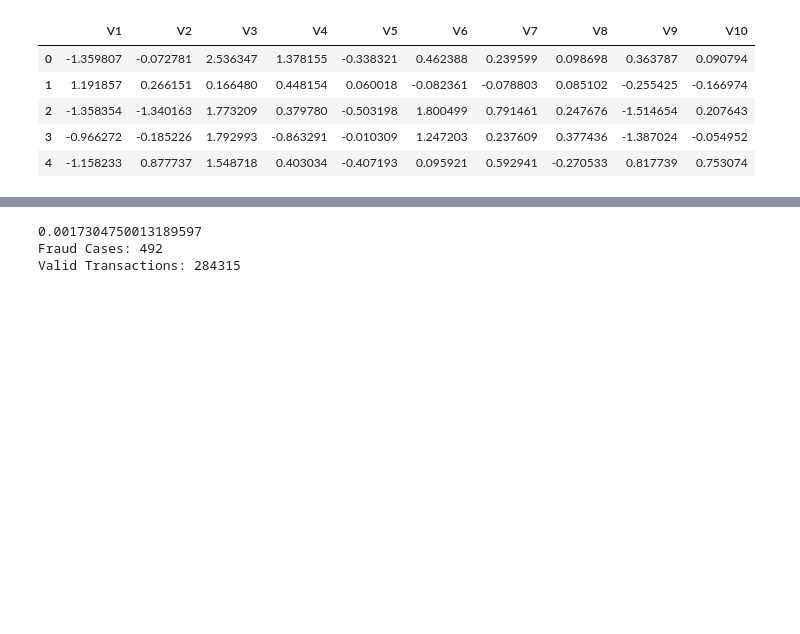
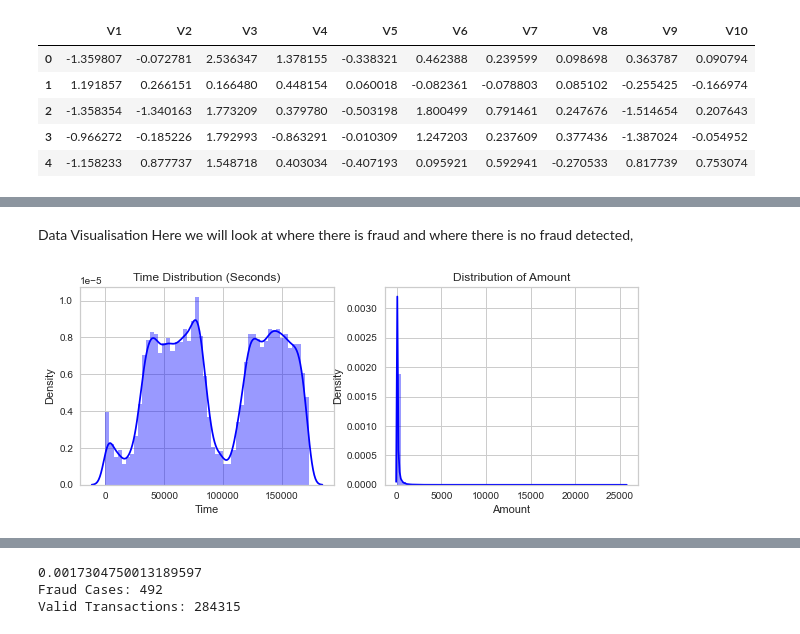
Before and after one commit to Maria1709/Creditcard-fraud2, a Jupyter notebook: Untitled.ipynb, the cells around one changed output, grey strips where cells are left out. Cells and saved outputs as stored; diff of their text form; code cells hidden in the pictures; blank space fills up the shorter version.

```diff
--- a/Untitled.ipynb
+++ b/Untitled.ipynb
@@ -115,0 +178,18 @@ data[cols].head()
+# %% [markdown]
+Data Visualisation
+Here we will look at where there is fraud and where there is no fraud detected,
+# %%
+# plot the time feature
+plt.figure(figsize=(10,8))
+
+plt.subplot(2, 2, 1)
+plt.title('Time Distribution (Seconds)')
+
+sns.distplot(data['Time'], color='blue');
+
+#here we have a plot showing the amount and how its distributed and times accessed
+plt.subplot(2, 2, 2)
+plt.title('Distribution of Amount')
+sns.distplot(data['Amount'],color='blue');
+# %% [output]
+[figure, added]
```
Also changed, not shown: parts of 33 cells of this notebook, 1 other file.
